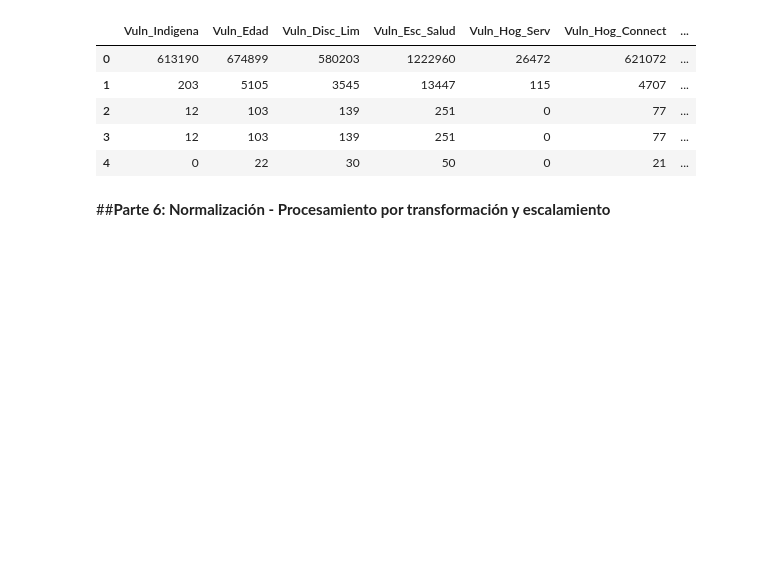
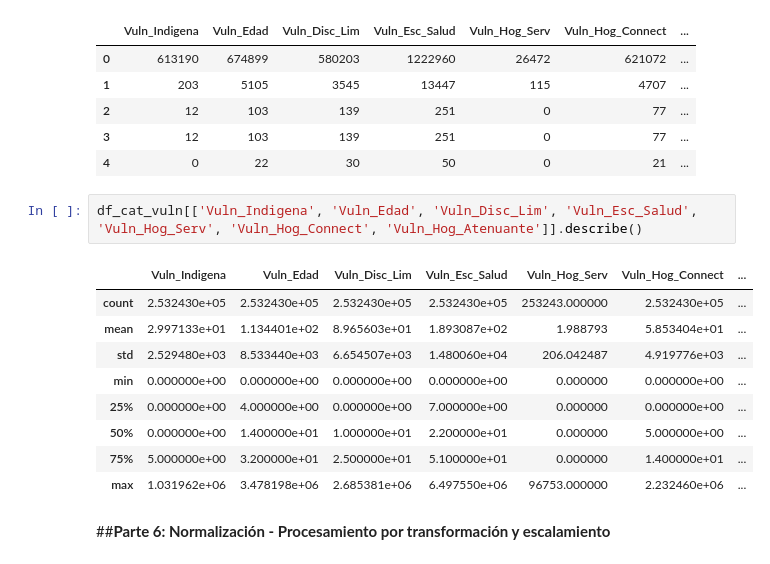
Before and after one commit to LH-1169213/IslasDeCalor, a Jupyter notebook: EDA_SCITEL_INEGI_Avance_2.ipynb, the cells around one changed output. Saved outputs shown, nothing was run; the diff lists cells and outputs as text; blank space fills up the shorter version.

```diff
--- a/EDA_SCITEL_INEGI_Avance_2.ipynb
+++ b/EDA_SCITEL_INEGI_Avance_2.ipynb
@@ -1266,6 +1291,18 @@ df_cat_vuln[['Vuln_Indigena', 'Vuln_Edad', 'Vuln_Disc_Lim', 'Vuln_Esc_Salud', 'V
 | 2 | 12 | 103 | 139 | 251 | 0 | 77 | ... |
 | 3 | 12 | 103 | 139 | 251 | 0 | 77 | ... |
 | 4 | 0 | 22 | 30 | 50 | 0 | 21 | ... |
+# %%
+df_cat_vuln[['Vuln_Indigena', 'Vuln_Edad', 'Vuln_Disc_Lim', 'Vuln_Esc_Salud', 'Vuln_Hog_Serv', 'Vuln_Hog_Connect', 'Vuln_Hog_Atenuante']].describe()
+# %% [output]
+|  | Vuln_Indigena | Vuln_Edad | Vuln_Disc_Lim | Vuln_Esc_Salud | Vuln_Hog_Serv | Vuln_Hog_Connect | ... |
+| count | 2.532430e+05 | 2.532430e+05 | 2.532430e+05 | 2.532430e+05 | 253243.000000 | 2.532430e+05 | ... |
+| mean | 2.997133e+01 | 1.134401e+02 | 8.965603e+01 | 1.893087e+02 | 1.988793 | 5.853404e+01 | ... |
+| std | 2.529480e+03 | 8.533440e+03 | 6.654507e+03 | 1.480060e+04 | 206.042487 | 4.919776e+03 | ... |
+| min | 0.000000e+00 | 0.000000e+00 | 0.000000e+00 | 0.000000e+00 | 0.000000 | 0.000000e+00 | ... |
+| 25% | 0.000000e+00 | 4.000000e+00 | 0.000000e+00 | 7.000000e+00 | 0.000000 | 0.000000e+00 | ... |
+| 50% | 0.000000e+00 | 1.400000e+01 | 1.000000e+01 | 2.200000e+01 | 0.000000 | 5.000000e+00 | ... |
+| 75% | 5.000000e+00 | 3.200000e+01 | 2.500000e+01 | 5.100000e+01 | 0.000000 | 1.400000e+01 | ... |
+| max | 1.031962e+06 | 3.478198e+06 | 2.685381e+06 | 6.497550e+06 | 96753.000000 | 2.232460e+06 | ... |
 # %% [markdown]
 ##**Parte 6: Normalización - Procesamiento por transformación y escalamiento**
 # %% [markdown]
```
Also changed, not shown: parts of 4 cells of this notebook.
